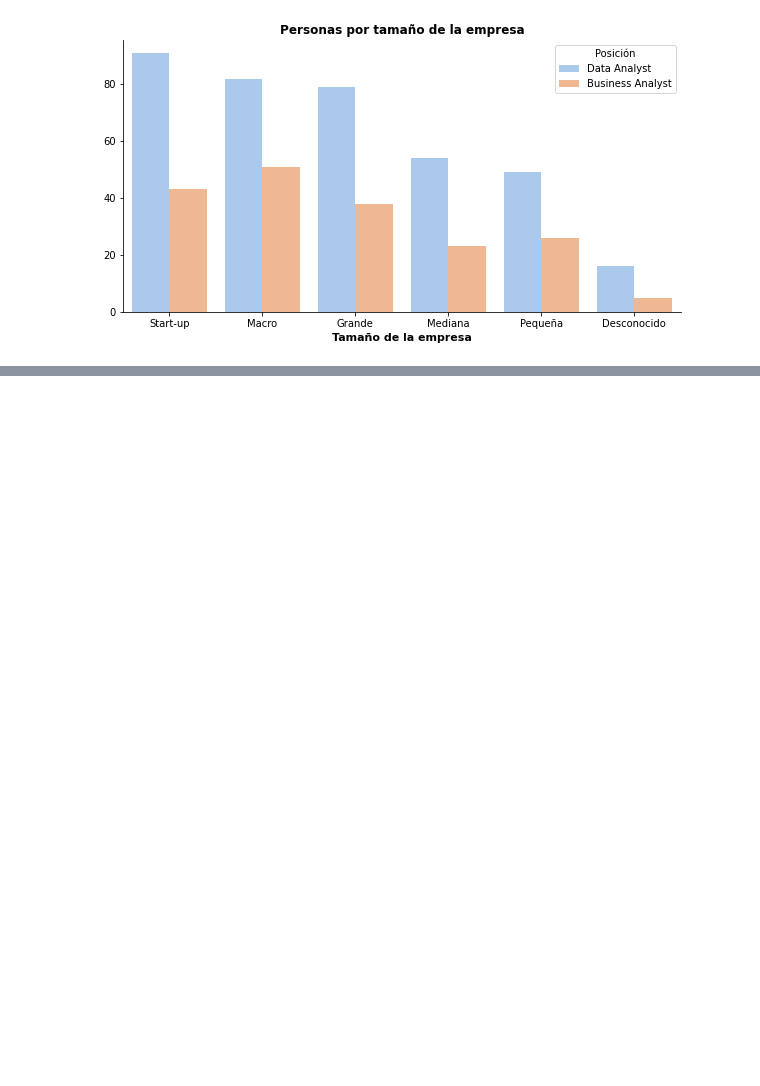
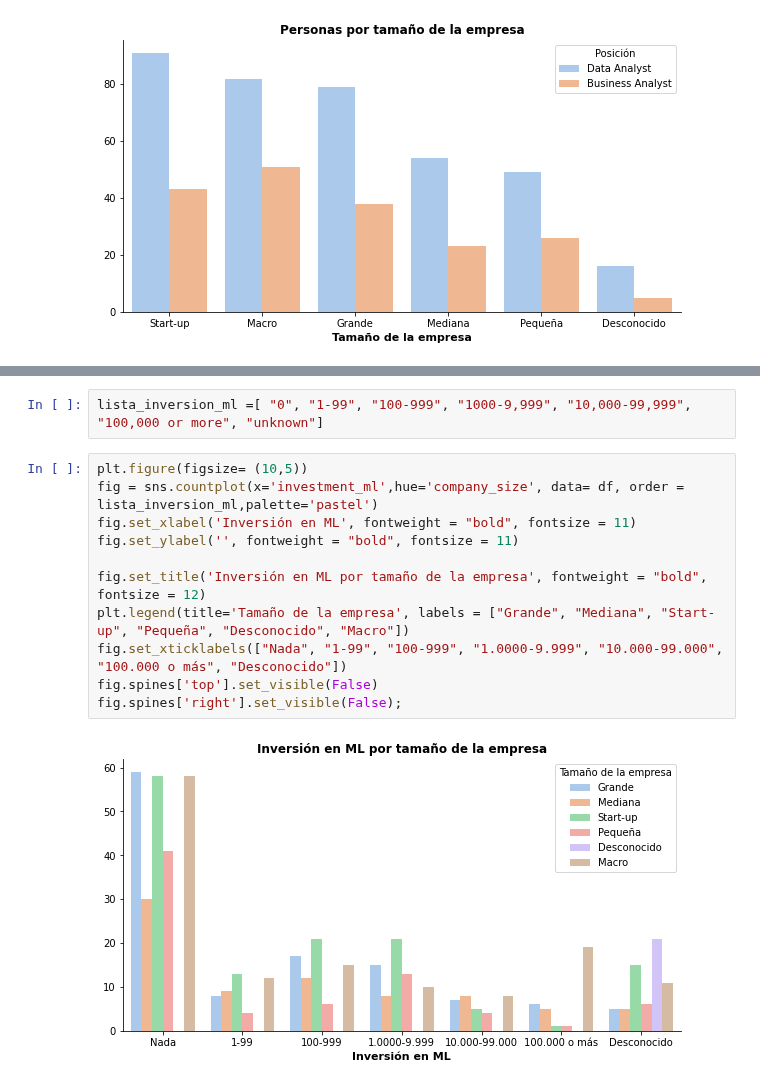
Before and after one commit to MonicaSL110/proyecto-transformacion-digital, a Jupyter notebook: preguntas_graficas.ipynb, the cells around one changed output, grey strips where cells are left out. Drawn from its saved outputs; the diff is of its cells as text; blank space fills up the shorter version.

```diff
--- a/preguntas_graficas.ipynb
+++ b/preguntas_graficas.ipynb
@@ -553,0 +573,15 @@ fig.spines['right'].set_visible(False);
+# %%
+lista_inversion_ml =[ "0", "1-99", "100-999", "1000-9,999", "10,000-99,999", "100,000 or more", "unknown"]
+# %%
+plt.figure(figsize= (10,5))
+fig = sns.countplot(x='investment_ml',hue='company_size', data= df, order = lista_inversion_ml,palette='pastel')
+fig.set_xlabel('Inversión en ML', fontweight = "bold", fontsize = 11)
+fig.set_ylabel('', fontweight = "bold", fontsize = 11)
+
+fig.set_title('Inversión en ML por tamaño de la empresa', fontweight = "bold", fontsize = 12)
+plt.legend(title='Tamaño de la empresa', labels = ["Grande", "Mediana", "Start-up", "Pequeña", "Desconocido", "Macro"])
+fig.set_xticklabels(["Nada", "1-99", "100-999", "1.0000-9.999", "10.000-99.000", "100.000 o más", "Desconocido"])
+fig.spines['top'].set_visible(False)
+fig.spines['right'].set_visible(False);
+# %% [output]
+[figure, added]
```
Also changed, not shown: parts of 4 cells of this notebook.
